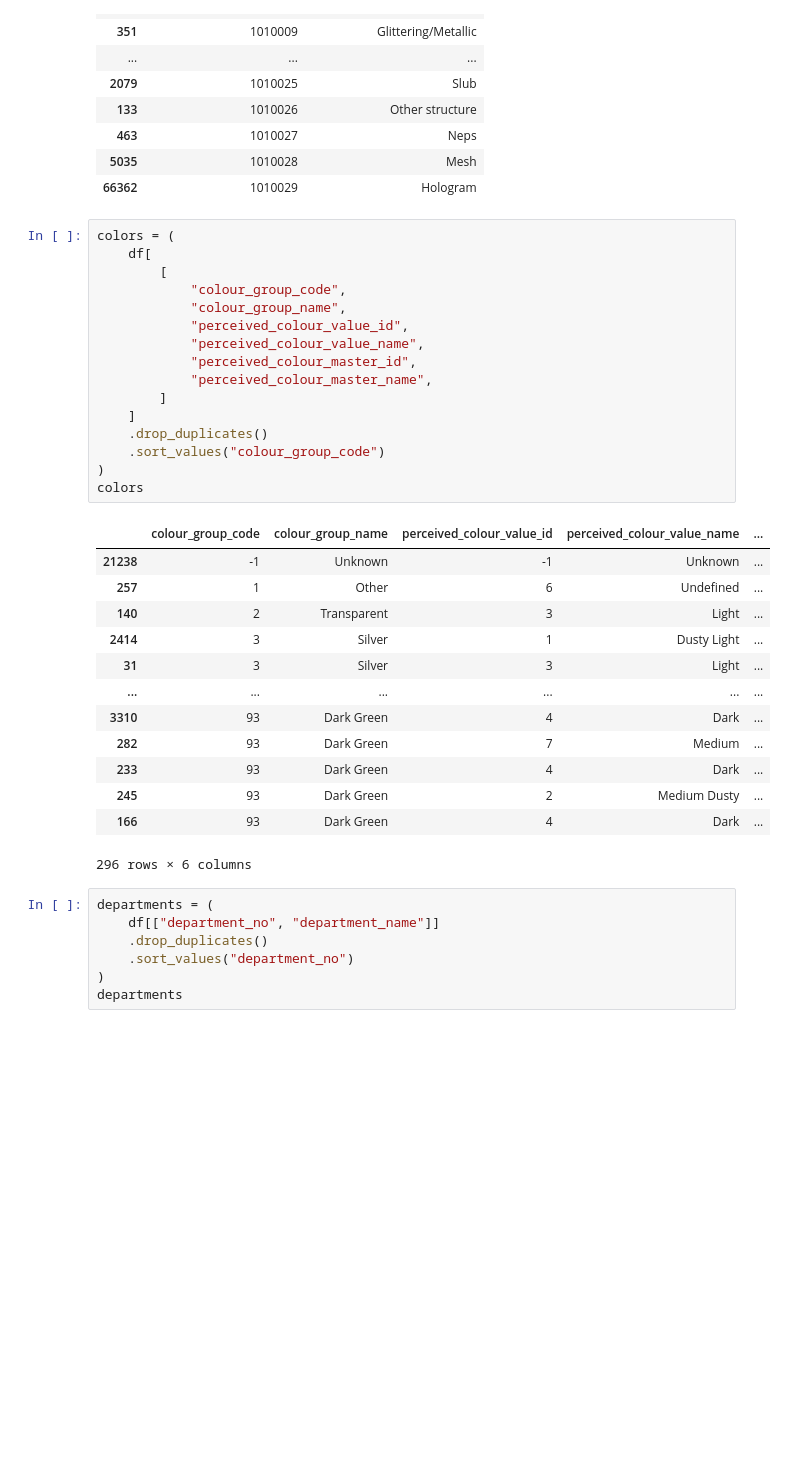
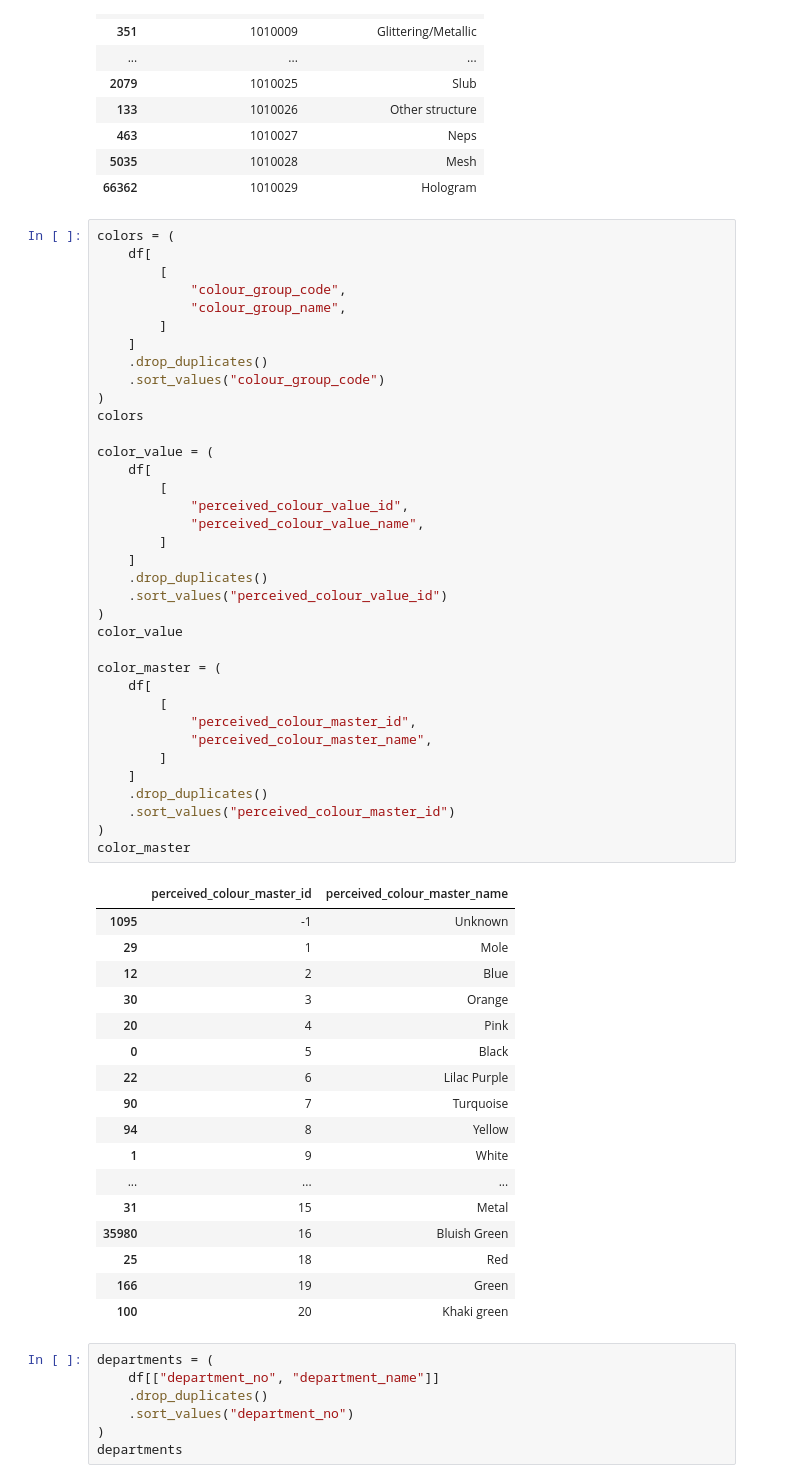
Before and after one commit to Zahra30-coder/PersonalStylist, a Jupyter notebook: database/load_data.ipynb, the cells around one changed output. Drawn from its saved outputs; the diff is of its cells as text; blank space fills up the shorter version.

```diff
--- a/database/load_data.ipynb
+++ b/database/load_data.ipynb
@@ -125,33 +125,57 @@ appearances
 # %%
 colors = (
     df[
         [
             "colour_group_code",
             "colour_group_name",
-            "perceived_colour_value_id",
-            "perceived_colour_value_name",
-            "perceived_colour_master_id",
-            "perceived_colour_master_name",
         ]
     ]
     .drop_duplicates()
     .sort_values("colour_group_code")
 )
 colors
+
+color_value = (
+    df[
+        [
+            "perceived_colour_value_id",
+            "perceived_colour_value_name",
+        ]
+    ]
+    .drop_duplicates()
+    .sort_values("perceived_colour_value_id")
+)
+color_value
+
+color_master = (
+    df[
+        [
+            "perceived_colour_master_id",
+            "perceived_colour_master_name",
+        ]
+    ]
+    .drop_duplicates()
+    .sort_values("perceived_colour_master_id")
+)
+color_master
 # %% [output]
-|  | colour_group_code | colour_group_name | perceived_colour_value_id | perceived_colour_value_name | ... |
-| 21238 | -1 | Unknown | -1 | Unknown | ... |
-| 257 | 1 | Other | 6 | Undefined | ... |
-| 140 | 2 | Transparent | 3 | Light | ... |
-| 2414 | 3 | Silver | 1 | Dusty Light | ... |
-| 31 | 3 | Silver | 3 | Light | ... |
-| ... | ... | ... | ... | ... | ... |
-| 3310 | 93 | Dark Green | 4 | Dark | ... |
-| 282 | 93 | Dark Green | 7 | Medium | ... |
-| 233 | 93 | Dark Green | 4 | Dark | ... |
-| 245 | 93 | Dark Green | 2 | Medium Dusty | ... |
-| 166 | 93 | Dark Green | 4 | Dark | ... |
+|  | perceived_colour_master_id | perceived_colour_master_name |
+| 1095 | -1 | Unknown |
+| 29 | 1 | Mole |
+| 12 | 2 | Blue |
+| 30 | 3 | Orange |
+| 20 | 4 | Pink |
+| 0 | 5 | Black |
+| 22 | 6 | Lilac Purple |
+| 90 | 7 | Turquoise |
+| 94 | 8 | Yellow |
+| 1 | 9 | White |
+| ... | ... | ... |
+| 31 | 15 | Metal |
+| 35980 | 16 | Bluish Green |
+| 25 | 18 | Red |
+| 166 | 19 | Green |
+| 100 | 20 | Khaki green |
-296 rows × 6 columns
 # %%
 departments = (
     df[["department_no", "department_name"]]
```
Also changed, not shown: parts of 8 cells of this notebook, 1 other file.
